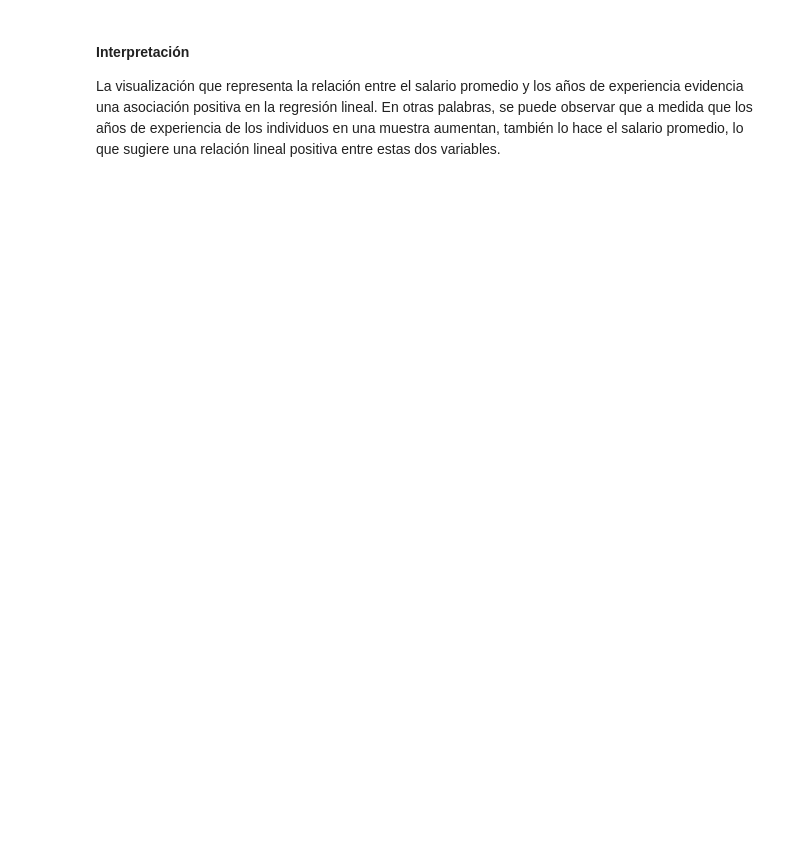
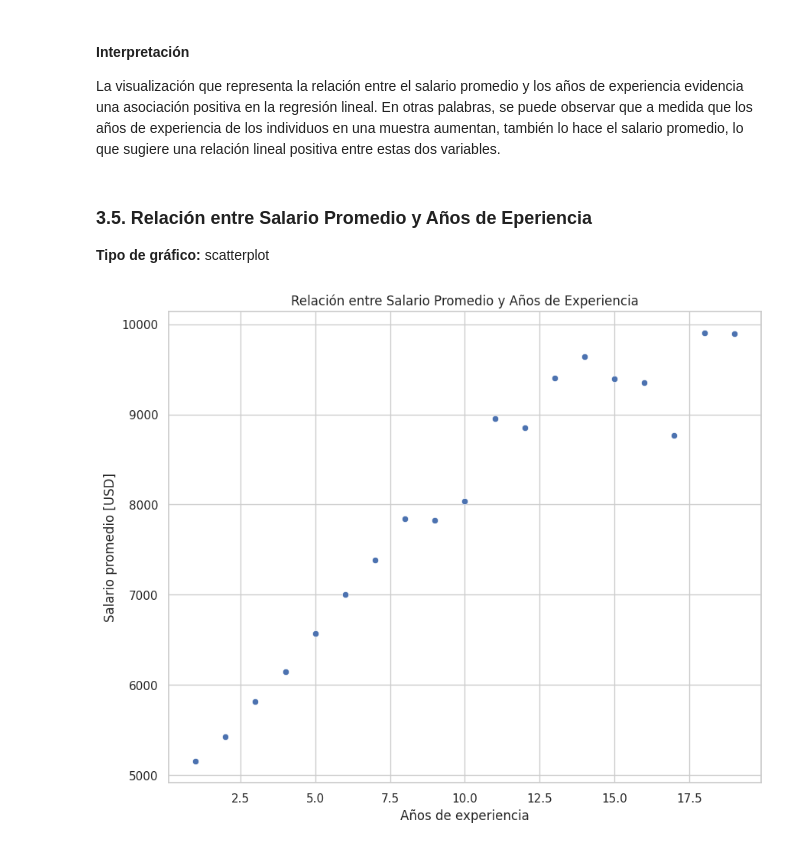
Before and after one commit to CarlosARossi/dataScienceCoder, a Jupyter notebook: ProyectoDS_ParteI_+Rossi.ipynb, the cells around one changed output. Cells and saved outputs as stored; diff of their text form; code cells hidden in the pictures; blank space fills up the shorter version.

```diff
--- a/ProyectoDS_ParteI_+Rossi.ipynb
+++ b/ProyectoDS_ParteI_+Rossi.ipynb
@@ -191,3 +193,19 @@ plt.show()
 #### Interpretación
 
 La visualización que representa la relación entre el salario promedio y los años de experiencia evidencia una asociación positiva en la regresión lineal. En otras palabras, se puede observar que a medida que los años de experiencia de los individuos en una muestra aumentan, también lo hace el salario promedio, lo que sugiere una relación lineal positiva entre estas dos variables.
+# %% [markdown]
+### 3.5. Relación entre Salario Promedio y Años de Eperiencia
+**Tipo de gráfico:** scatterplot
+# %%
+# Agrupamos los datos por rango de edad y años de experiencia y calculamos el salario promedio
+filtered_salaries = salaries.groupby('Years.of.Experience')['SalaryUSD.by.Months'].mean().reset_index()
+
+plt.figure(figsize=(10,8))
+sns.set(style='whitegrid')
+salaries_plot = sns.scatterplot(x='Years.of.Experience', y='SalaryUSD.by.Months', data=filtered_salaries)
+plt.title('Relación entre Salario Promedio y Años de Experiencia')
+plt.xlabel('Años de experiencia')
+plt.ylabel('Salario promedio [USD]')
+plt.show()
+# %% [output]
+[figure, added]
```
Also changed, not shown: parts of 16 cells of this notebook.
